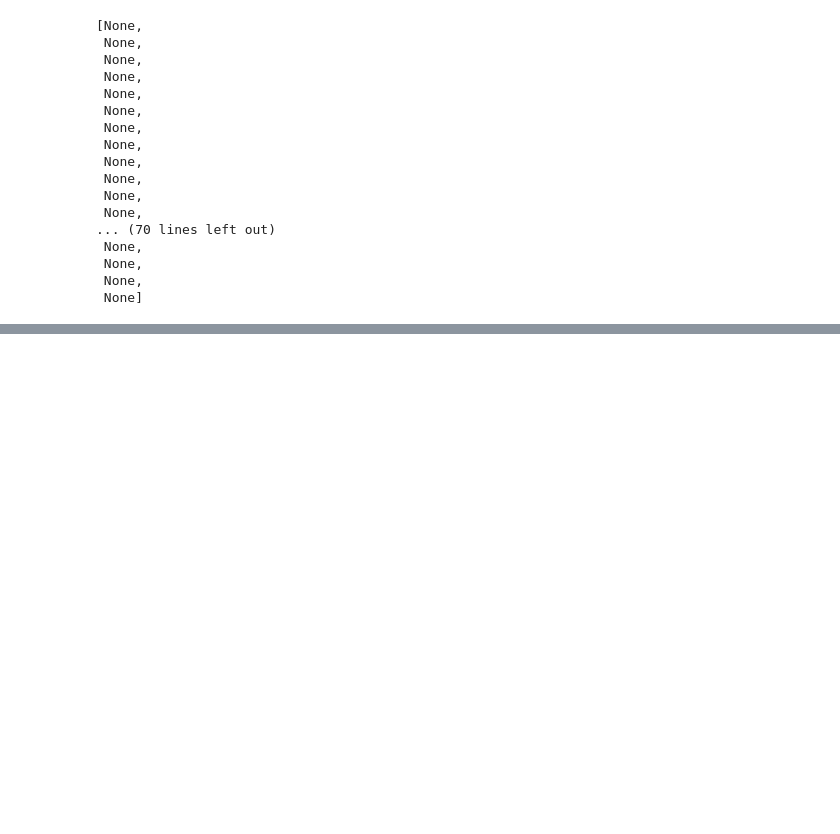
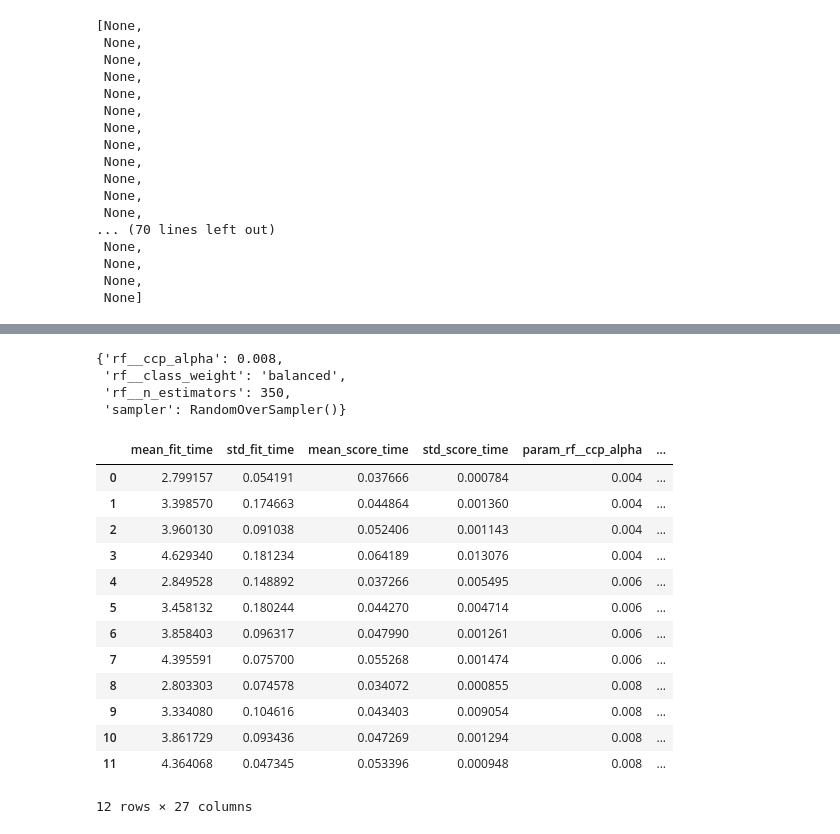
Before and after one commit to tamgyen/data_mining, a Jupyter notebook: comp_2/tamas_gyenis_IFYYLT_comp_2.ipynb, the cells around one changed output, grey strips where cells are left out. Drawn from its saved outputs; the diff is of its cells as text; code cells hidden in the pictures; blank space fills up the shorter version.

```diff
--- a/comp_2/tamas_gyenis_IFYYLT_comp_2.ipynb
+++ b/comp_2/tamas_gyenis_IFYYLT_comp_2.ipynb
@@ -206,0 +215,25 @@ print(scores)
+# %%
+clf_ccp.best_params_
+# %% [output]
+{'rf__ccp_alpha': 0.008,
+ 'rf__class_weight': 'balanced',
+ 'rf__n_estimators': 350,
+ 'sampler': RandomOverSampler()}
+# %%
+result_df = pd.DataFrame.from_dict(clf_ccp.cv_results_, orient='columns')
+result_df
+# %% [output]
+|  | mean_fit_time | std_fit_time | mean_score_time | std_score_time | param_rf__ccp_alpha | ... |
+| 0 | 2.799157 | 0.054191 | 0.037666 | 0.000784 | 0.004 | ... |
+| 1 | 3.398570 | 0.174663 | 0.044864 | 0.001360 | 0.004 | ... |
+| 2 | 3.960130 | 0.091038 | 0.052406 | 0.001143 | 0.004 | ... |
+| 3 | 4.629340 | 0.181234 | 0.064189 | 0.013076 | 0.004 | ... |
+| 4 | 2.849528 | 0.148892 | 0.037266 | 0.005495 | 0.006 | ... |
+| 5 | 3.458132 | 0.180244 | 0.044270 | 0.004714 | 0.006 | ... |
+| 6 | 3.858403 | 0.096317 | 0.047990 | 0.001261 | 0.006 | ... |
+| 7 | 4.395591 | 0.075700 | 0.055268 | 0.001474 | 0.006 | ... |
+| 8 | 2.803303 | 0.074578 | 0.034072 | 0.000855 | 0.008 | ... |
+| 9 | 3.334080 | 0.104616 | 0.043403 | 0.009054 | 0.008 | ... |
+| 10 | 3.861729 | 0.093436 | 0.047269 | 0.001294 | 0.008 | ... |
+| 11 | 4.364068 | 0.047345 | 0.053396 | 0.000948 | 0.008 | ... |
+12 rows × 27 columns
```
Also changed, not shown: parts of 65 cells of this notebook, 1 other file.
